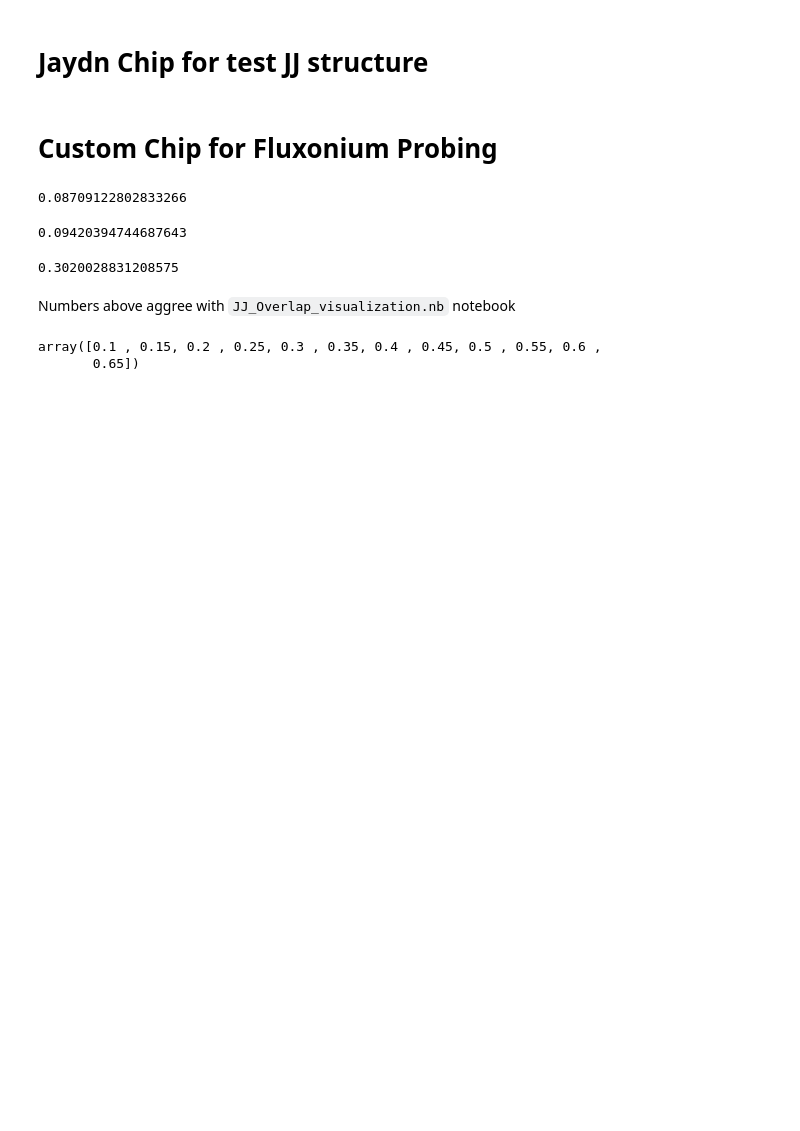
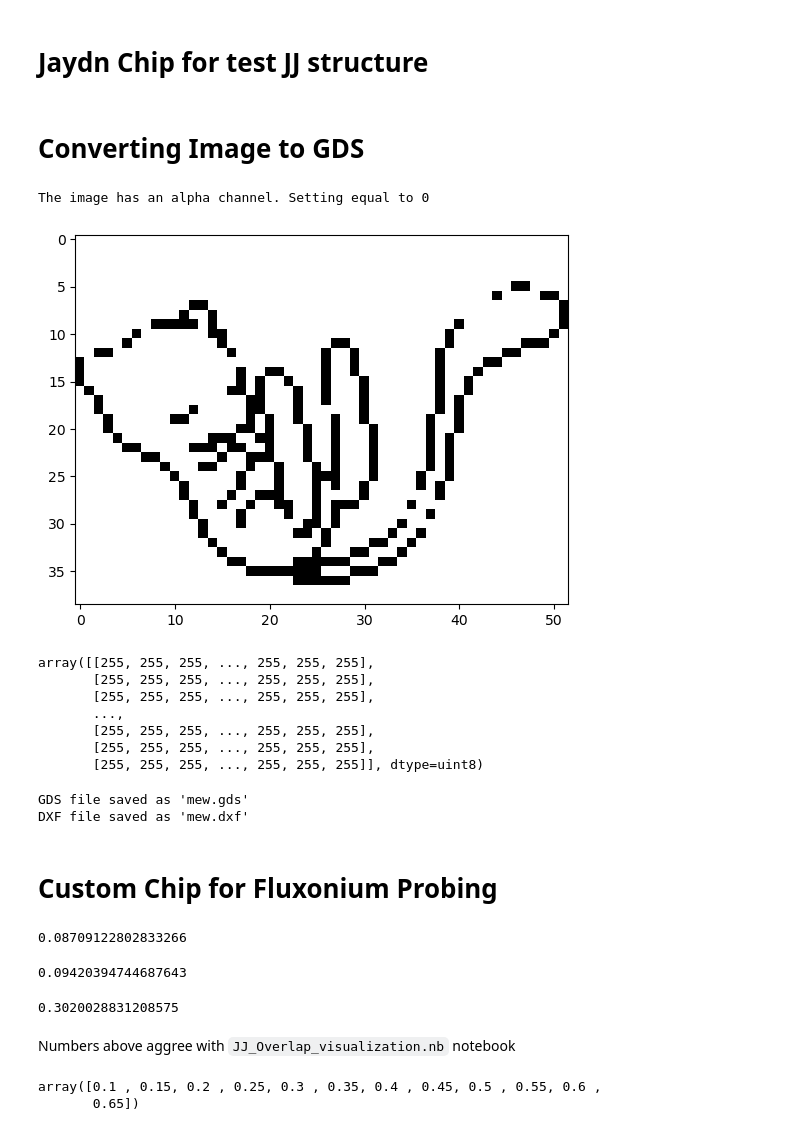
Before and after one commit to nyuvlab/maskLib, a Jupyter notebook: example/GenerateFluxoniumTestWaferExample.ipynb, the cells around one changed output. Drawn from its saved outputs; the diff is of its cells as text; code cells hidden in the pictures; blank space fills up the shorter version.

Commit message:
add example for converting a png to gds

```diff
--- a/example/GenerateFluxoniumTestWaferExample.ipynb
+++ b/example/GenerateFluxoniumTestWaferExample.ipynb
@@ -683,6 +680,25 @@ params[0].update({
 wafer = fl.Fluxonium4inWafer(waferID='TEST')
 chip = fl.TestChip(wafer, "Jadyn", "5_M1", params=params)
 chip.save(wafer, drawCopyDXF=True, dicingBorder=False, center=True)
+# %% [markdown]
+# Converting Image to GDS
+# %%
+fl.binarize_image('FluxoniumWaferDXF/mew.png', threshold=0.63, save=True, show=True)
+# %% [output]
+The image has an alpha channel. Setting equal to 0
+[figure, added]
+array([[255, 255, 255, ..., 255, 255, 255],
+       [255, 255, 255, ..., 255, 255, 255],
+       [255, 255, 255, ..., 255, 255, 255],
+       ...,
+       [255, 255, 255, ..., 255, 255, 255],
+       [255, 255, 255, ..., 255, 255, 255],
+       [255, 255, 255, ..., 255, 255, 255]], dtype=uint8)
+# %%
+fl.image_to_gds_file("FluxoniumWaferDXF/mew_bw.png", layerNum = 1, outputFileName = "mew.gds", outputDXF=True)
+# %% [output]
+GDS file saved as 'mew.gds'
+DXF file saved as 'mew.dxf'
 # %% [markdown]
 # Custom Chip for Fluxonium Probing
 # %%
```
Also changed, not shown: parts of 1 cell of this notebook, 2 other files.
